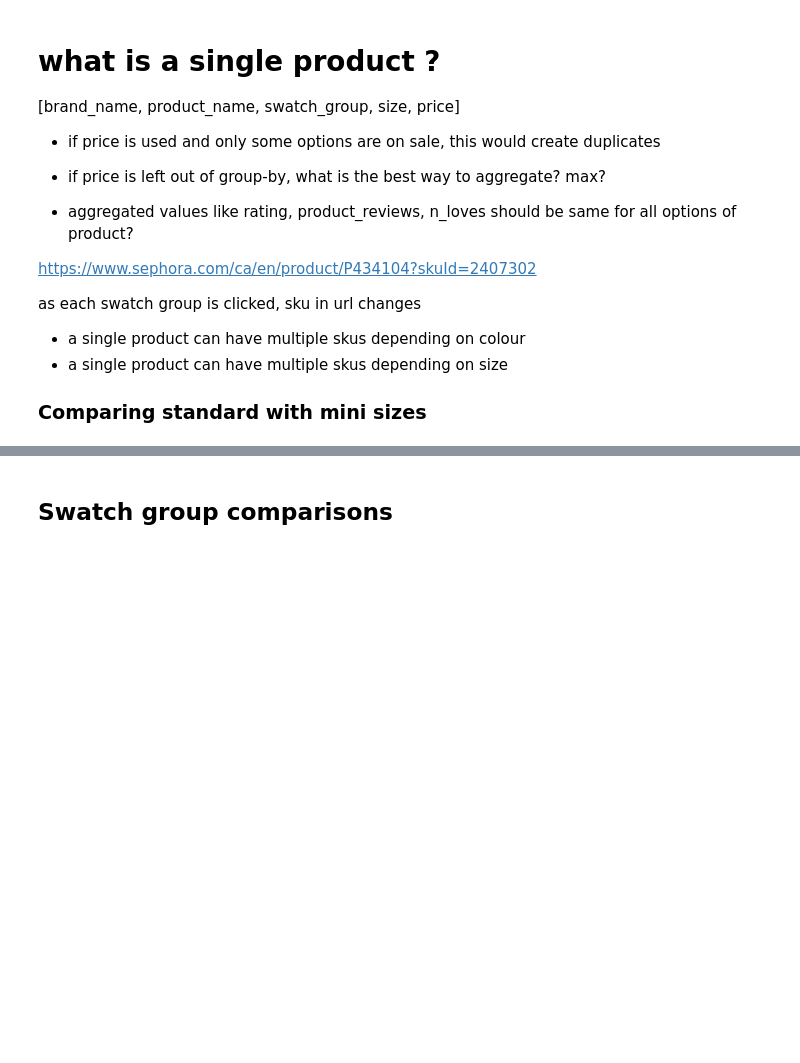
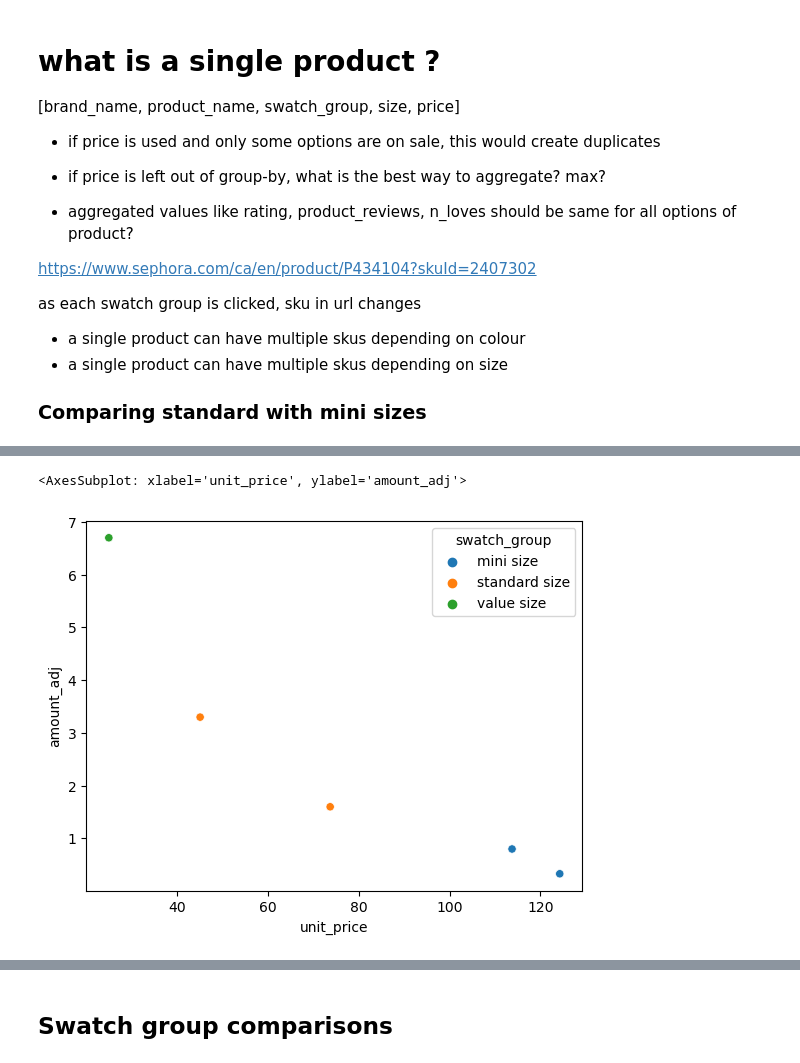
Before and after one commit to leblanchannah/value-cluster, a Jupyter notebook: product_EDA.ipynb, the cells around one changed output, grey strips where cells are left out. Saved outputs shown, nothing was run; the diff lists cells and outputs as text; code cells hidden in the pictures; blank space fills up the shorter version.

```diff
--- a/product_EDA.ipynb
+++ b/product_EDA.ipynb
@@ -153,0 +218,7 @@ See the caveats in the documentation: https://pandas.pydata.org/pandas-docs/stab
+# %%
+
+dg_light_blue = df[df['product_id']==12420]
+sns.scatterplot(data=dg_light_blue, x='unit_price', y='amount_adj', hue='swatch_group')
+# %% [output]
+<AxesSubplot: xlabel='unit_price', ylabel='amount_adj'>
+[figure, added]
```
Also changed, not shown: parts of 22 cells of this notebook, 1 other file.
